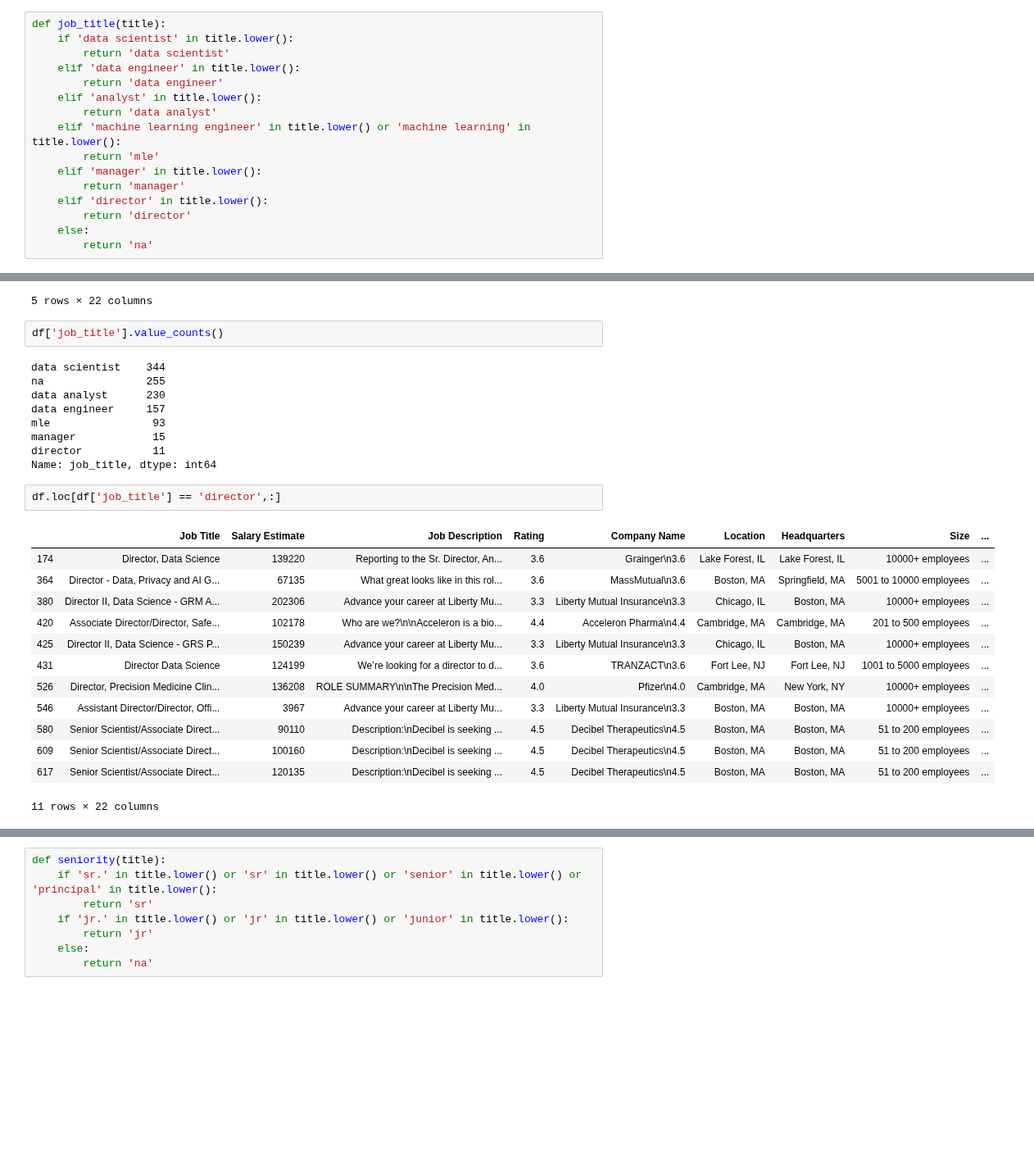
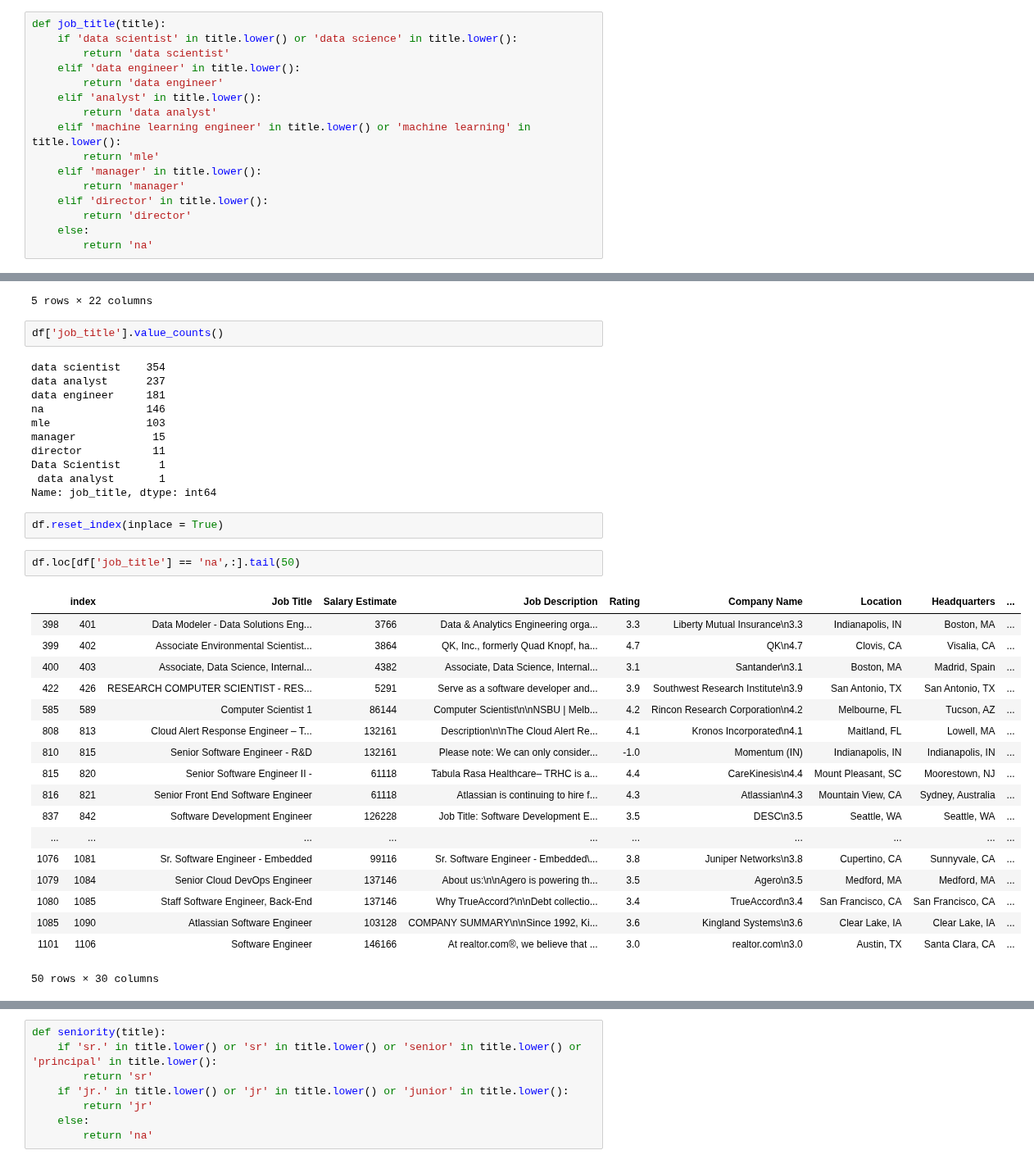
Before and after one commit to rmlevy1/nyc-mhtn-ds-010620-lectures, a Jupyter notebook: Final_Project/Data Cleaning & Feature Engineering.ipynb, the cells around one changed output, grey strips where cells are left out. Shown at 82% size. Cells and saved outputs as stored; diff of their text form; blank space fills up the shorter version.

```diff
--- a/Final_Project/Data Cleaning & Feature Engineering.ipynb
+++ b/Final_Project/Data Cleaning & Feature Engineering.ipynb
@@ -476,7 +476,7 @@ array(['Data Scientist', 'Data Scientist Buildings Research',
        'Point72 Healthcare Data Scientist'], dtype=object)
 # %%
 def job_title(title):
-    if 'data scientist' in title.lower():
+    if 'data scientist' in title.lower() or 'data science' in title.lower():
         return 'data scientist'
     elif 'data engineer' in title.lower():
         return 'data engineer'
@@ -504,27 +504,36 @@ df.head()
 # %%
 df['job_title'].value_counts()
 # %% [output]
-data scientist    344
-na                255
-data analyst      230
-data engineer     157
-mle                93
+data scientist    354
+data analyst      237
+data engineer     181
+na                146
+mle               103
 manager            15
 director           11
+Data Scientist      1
+ data analyst       1
 Name: job_title, dtype: int64
+# %%
+df.reset_index(inplace = True)
 # %%
-df.loc[df['job_title'] == 'director',:]
+df.loc[df['job_title'] == 'na',:].tail(50)
 # %% [output]
-|  | Job Title | Salary Estimate | Job Description | Rating | Company Name | Location | Headquarters | Size | ... |
-| 174 | Director, Data Science | 139220 | Reporting to the Sr. Director, An... | 3.6 | Grainger\n3.6 | Lake Forest, IL | Lake Forest, IL | 10000+ employees | ... |
-| 364 | Director - Data, Privacy and AI G... | 67135 | What great looks like in this rol... | 3.6 | MassMutual\n3.6 | Boston, MA | Springfield, MA | 5001 to 10000 employees | ... |
-| 380 | Director II, Data Science - GRM A... | 202306 | Advance your career at Liberty Mu... | 3.3 | Liberty Mutual Insurance\n3.3 | Chicago, IL | Boston, MA | 10000+ employees | ... |
-| 420 | Associate Director/Director, Safe... | 102178 | Who are we?\n\nAcceleron is a bio... | 4.4 | Acceleron Pharma\n4.4 | Cambridge, MA | Cambridge, MA | 201 to 500 employees | ... |
-| 425 | Director II, Data Science - GRS P... | 150239 | Advance your career at Liberty Mu... | 3.3 | Liberty Mutual Insurance\n3.3 | Chicago, IL | Boston, MA | 10000+ employees | ... |
-| 431 | Director Data Science | 124199 | We’re looking for a director to d... | 3.6 | TRANZACT\n3.6 | Fort Lee, NJ | Fort Lee, NJ | 1001 to 5000 employees | ... |
-| 526 | Director, Precision Medicine Clin... | 136208 | ROLE SUMMARY\n\nThe Precision Med... | 4.0 | Pfizer\n4.0 | Cambridge, MA | New York, NY | 10000+ employees | ... |
-| 546 | Assistant Director/Director, Offi... | 3967 | Advance your career at Liberty Mu... | 3.3 | Liberty Mutual Insurance\n3.3 | Boston, MA | Boston, MA | 10000+ employees | ... |
-| 580 | Senior Scientist/Associate Direct... | 90110 | Description:\nDecibel is seeking ... | 4.5 | Decibel Therapeutics\n4.5 | Boston, MA | Boston, MA | 51 to 200 employees | ... |
-| 609 | Senior Scientist/Associate Direct... | 100160 | Description:\nDecibel is seeking ... | 4.5 | Decibel Therapeutics\n4.5 | Boston, MA | Boston, MA | 51 to 200 employees | ... |
-| 617 | Senior Scientist/Associate Direct... | 120135 | Description:\nDecibel is seeking ... | 4.5 | Decibel Therapeutics\n4.5 | Boston, MA | Boston, MA | 51 to 200 employees | ... |
+|  | index | Job Title | Salary Estimate | Job Description | Rating | Company Name | Location | Headquarters | ... |
+| 398 | 401 | Data Modeler - Data Solutions Eng... | 3766 | Data & Analytics Engineering orga... | 3.3 | Liberty Mutual Insurance\n3.3 | Indianapolis, IN | Boston, MA | ... |
+| 399 | 402 | Associate Environmental Scientist... | 3864 | QK, Inc., formerly Quad Knopf, ha... | 4.7 | QK\n4.7 | Clovis, CA | Visalia, CA | ... |
+| 400 | 403 | Associate, Data Science, Internal... | 4382 | Associate, Data Science, Internal... | 3.1 | Santander\n3.1 | Boston, MA | Madrid, Spain | ... |
+| 422 | 426 | RESEARCH COMPUTER SCIENTIST - RES... | 5291 | Serve as a software developer and... | 3.9 | Southwest Research Institute\n3.9 | San Antonio, TX | San Antonio, TX | ... |
+| 585 | 589 | Computer Scientist 1 | 86144 | Computer Scientist\n\nNSBU | Melb... | 4.2 | Rincon Research Corporation\n4.2 | Melbourne, FL | Tucson, AZ | ... |
+| 808 | 813 | Cloud Alert Response Engineer – T... | 132161 | Description\n\nThe Cloud Alert Re... | 4.1 | Kronos Incorporated\n4.1 | Maitland, FL | Lowell, MA | ... |
+| 810 | 815 | Senior Software Engineer - R&D | 132161 | Please note: We can only consider... | -1.0 | Momentum (IN) | Indianapolis, IN | Indianapolis, IN | ... |
+| 815 | 820 | Senior Software Engineer II - | 61118 | Tabula Rasa Healthcare– TRHC is a... | 4.4 | CareKinesis\n4.4 | Mount Pleasant, SC | Moorestown, NJ | ... |
+| 816 | 821 | Senior Front End Software Engineer | 61118 | Atlassian is continuing to hire f... | 4.3 | Atlassian\n4.3 | Mountain View, CA | Sydney, Australia | ... |
+| 837 | 842 | Software Development Engineer | 126228 | Job Title: Software Development E... | 3.5 | DESC\n3.5 | Seattle, WA | Seattle, WA | ... |
+| ... | ... | ... | ... | ... | ... | ... | ... | ... | ... |
+| 1076 | 1081 | Sr. Software Engineer - Embedded | 99116 | Sr. Software Engineer - Embedded\... | 3.8 | Juniper Networks\n3.8 | Cupertino, CA | Sunnyvale, CA | ... |
+| 1079 | 1084 | Senior Cloud DevOps Engineer | 137146 | About us:\n\nAgero is powering th... | 3.5 | Agero\n3.5 | Medford, MA | Medford, MA | ... |
+| 1080 | 1085 | Staff Software Engineer, Back-End | 137146 | Why TrueAccord?\n\nDebt collectio... | 3.4 | TrueAccord\n3.4 | San Francisco, CA | San Francisco, CA | ... |
+| 1085 | 1090 | Atlassian Software Engineer | 103128 | COMPANY SUMMARY\n\nSince 1992, Ki... | 3.6 | Kingland Systems\n3.6 | Clear Lake, IA | Clear Lake, IA | ... |
+| 1101 | 1106 | Software Engineer | 146166 | At realtor.com®, we believe that ... | 3.0 | realtor.com\n3.0 | Austin, TX | Santa Clara, CA | ... |
-11 rows × 22 columns
+50 rows × 30 columns
```
Also changed, not shown: parts of 8 cells of this notebook, 2 other files.
